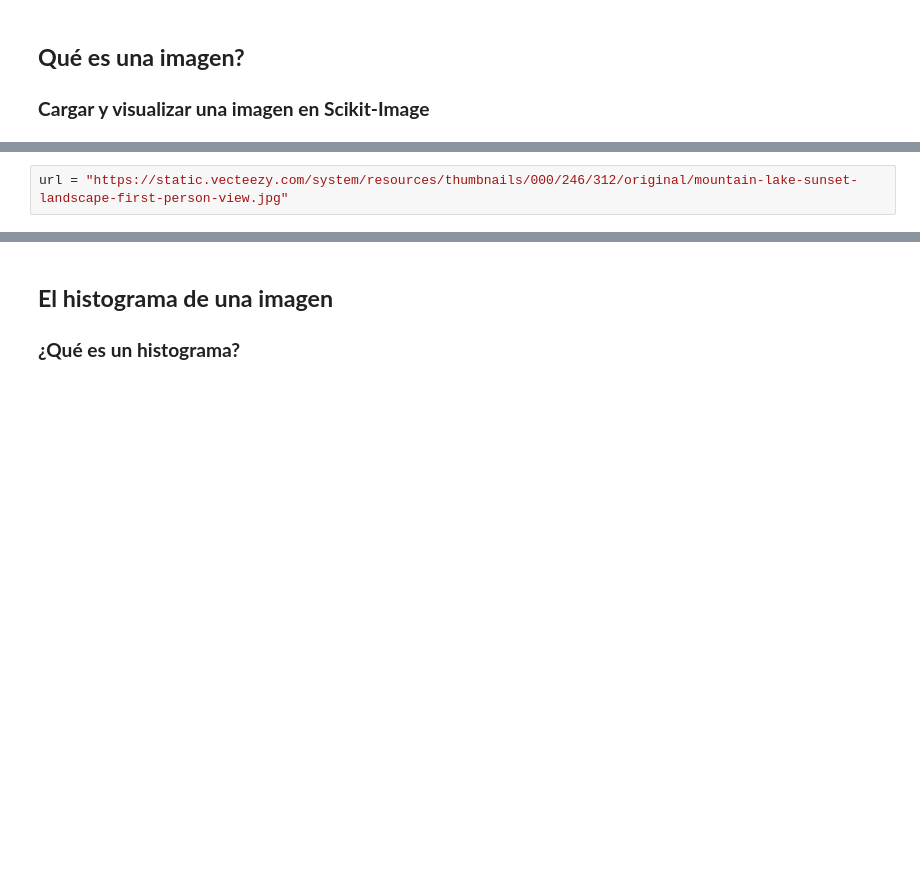
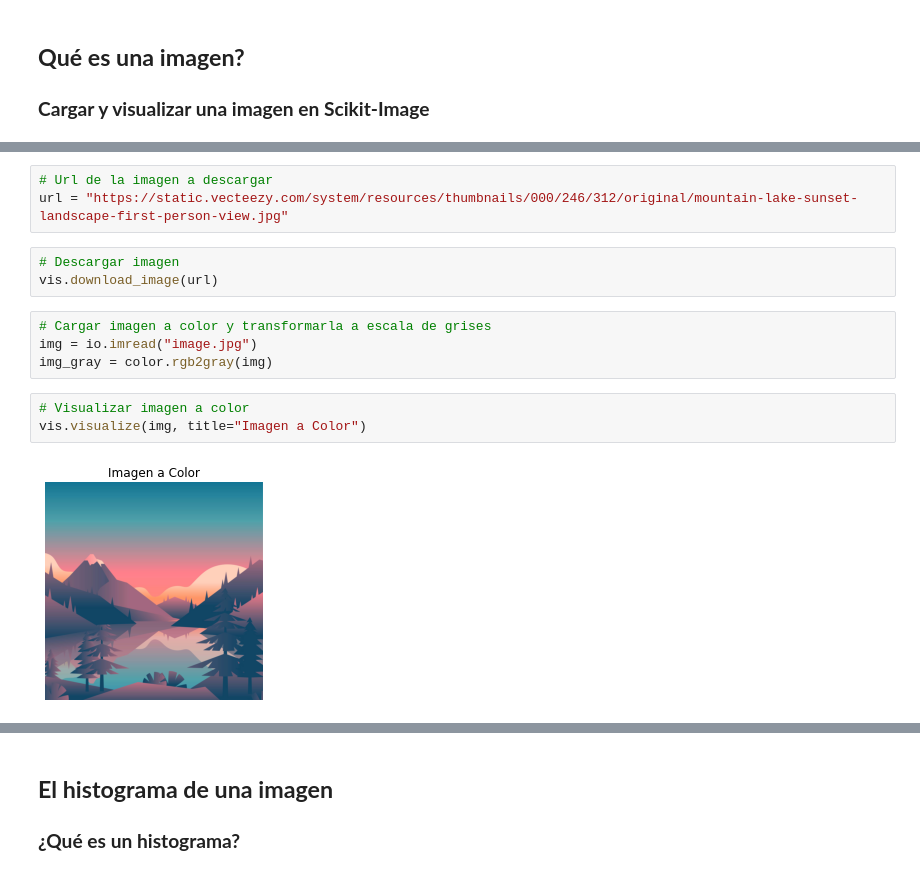
Before and after one commit to jpcano1/ISIS_4825_taller_3, a Jupyter notebook: Scikit_image_Bootcamp.ipynb, the cells around one changed output, grey strips where cells are left out. Cells and saved outputs as stored; diff of their text form; blank space fills up the shorter version.

```diff
--- a/Scikit_image_Bootcamp.ipynb
+++ b/Scikit_image_Bootcamp.ipynb
@@ -7,2 +16,15 @@
 # %%
+# Url de la imagen a descargar
 url = "https://static.vecteezy.com/system/resources/thumbnails/000/246/312/original/mountain-lake-sunset-landscape-first-person-view.jpg"
+# %%
+# Descargar imagen
+vis.download_image(url)
+# %%
+# Cargar imagen a color y transformarla a escala de grises
+img = io.imread("image.jpg")
+img_gray = color.rgb2gray(img)
+# %%
+# Visualizar imagen a color
+vis.visualize(img, title="Imagen a Color")
+# %% [output]
+[figure, added]
```
Also changed, not shown: parts of 8 cells of this notebook, 2 other files.
